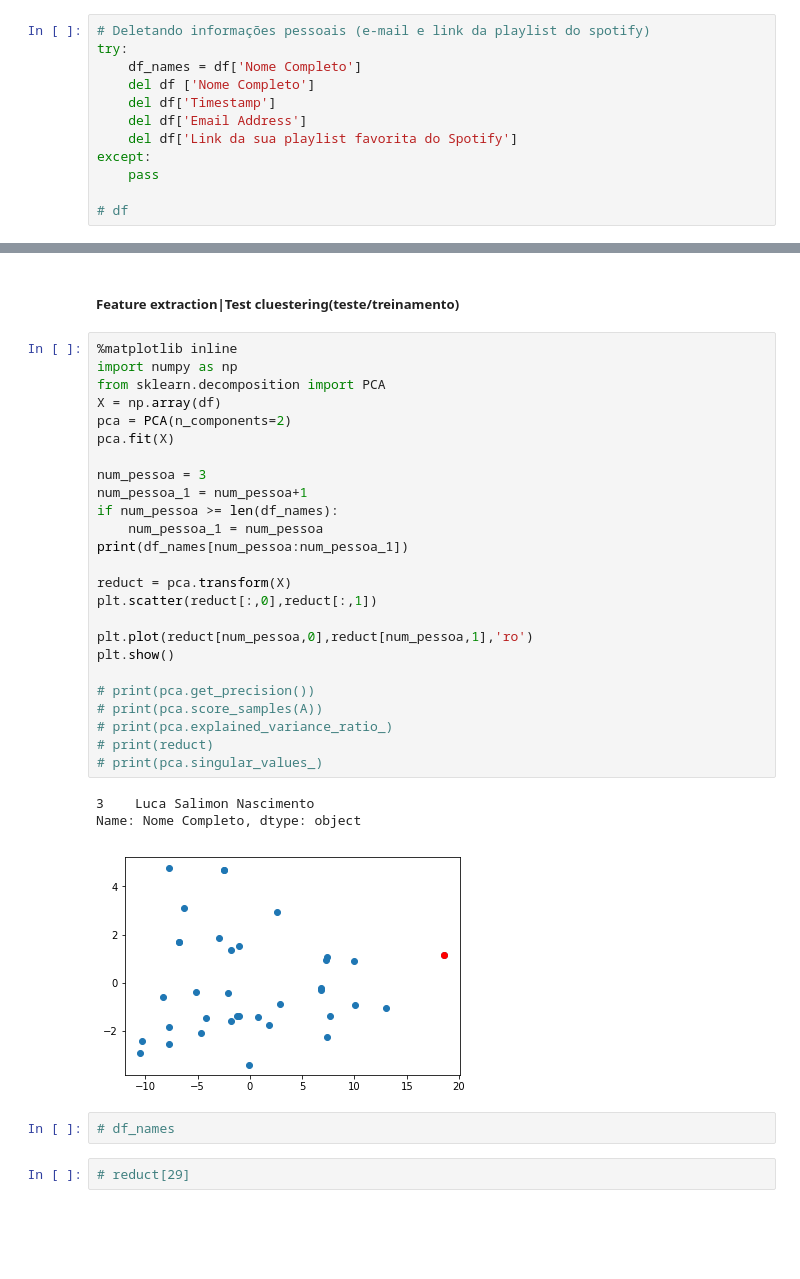
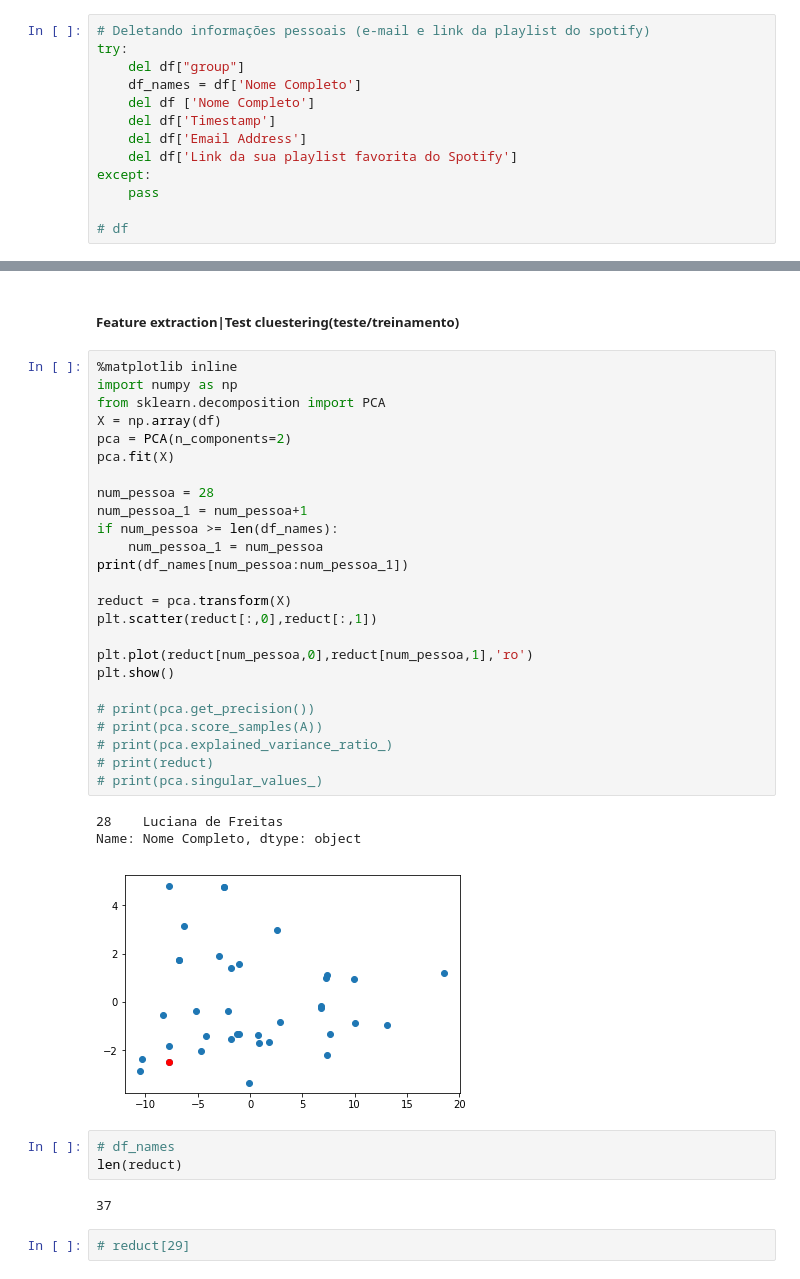
Before and after one commit to Fogelman/Spotify-Clustering, a Jupyter notebook: Reading Spotify Music.ipynb, the cells around one changed output, grey strips where cells are left out. Drawn from its saved outputs; the diff is of its cells as text; blank space fills up the shorter version.

```diff
--- a/Reading Spotify Music.ipynb
+++ b/Reading Spotify Music.ipynb
@@ -181,6 +181,7 @@ for i, trial in df.iterrows():
 # %%
 # Deletando informações pessoais (e-mail e link da playlist do spotify)
 try:
+    del df["group"]
     df_names = df['Nome Completo']
     del df ['Nome Completo']
     del df['Timestamp']
@@ -200,34 +249,37 @@ writer.save()
 # %%
 %matplotlib inline
 import numpy as np
 from sklearn.decomposition import PCA
 X = np.array(df)
 pca = PCA(n_components=2)
 pca.fit(X)
 
-num_pessoa = 3
+num_pessoa = 28
 num_pessoa_1 = num_pessoa+1
 if num_pessoa >= len(df_names):
     num_pessoa_1 = num_pessoa
 print(df_names[num_pessoa:num_pessoa_1])
 
 reduct = pca.transform(X)
 plt.scatter(reduct[:,0],reduct[:,1])
 
 plt.plot(reduct[num_pessoa,0],reduct[num_pessoa,1],'ro')
 plt.show()
 
 # print(pca.get_precision())
 # print(pca.score_samples(A))
 # print(pca.explained_variance_ratio_)
 # print(reduct)
 # print(pca.singular_values_)
 # %% [output]
-3    Luca Salimon Nascimento
+28    Luciana de Freitas
 Name: Nome Completo, dtype: object
-[figure, old version]
+[figure, new version]
 # %%
 # df_names
+len(reduct)
+# %% [output]
+37
 # %%
 # reduct[29]
 # %%
```
Also changed, not shown: parts of 9 cells of this notebook, 3 other files.
